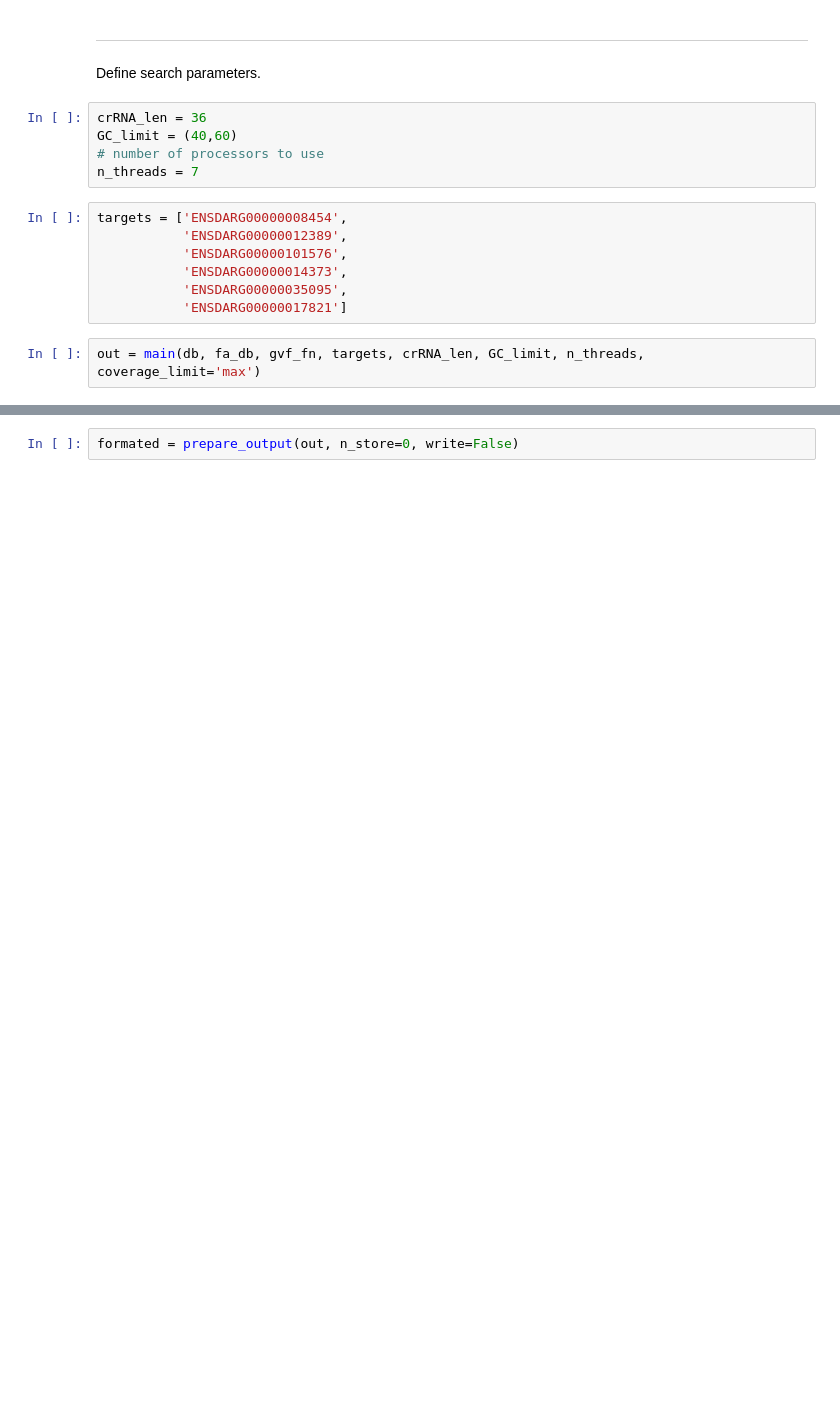
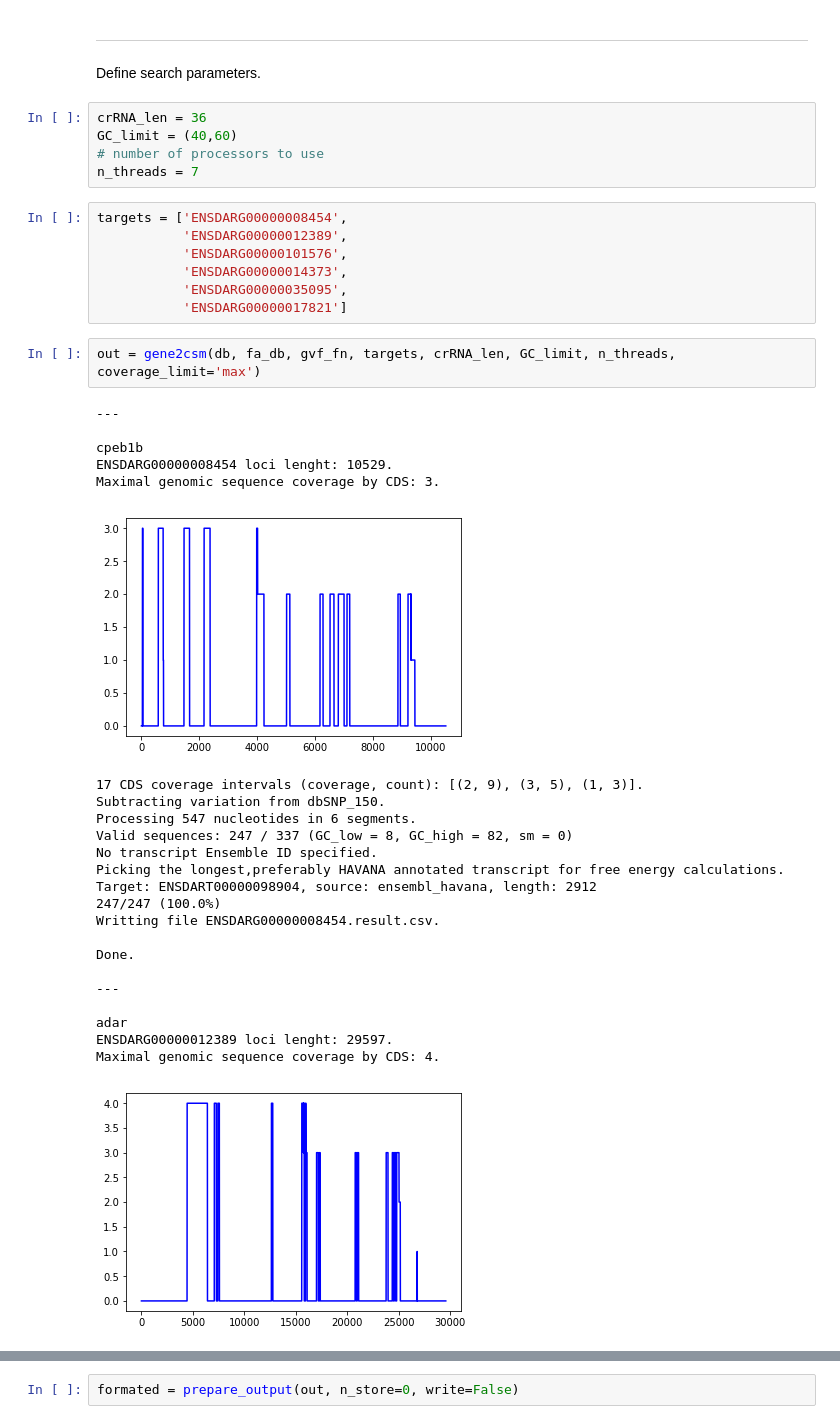
Before and after one commit to lapinskim/gene2csm, a Jupyter notebook: gene2csm.ipynb, the cells around one changed output, grey strips where cells are left out. Cells and saved outputs as stored; diff of their text form; blank space fills up the shorter version.

```diff
--- a/gene2csm.ipynb
+++ b/gene2csm.ipynb
@@ -836,4 +103,29 @@ targets = ['ENSDARG00000008454',
            'ENSDARG00000035095',
            'ENSDARG00000017821']
 # %%
-out = main(db, fa_db, gvf_fn, targets, crRNA_len, GC_limit, n_threads, coverage_limit='max')
+out = gene2csm(db, fa_db, gvf_fn, targets, crRNA_len, GC_limit, n_threads, coverage_limit='max')
+# %% [output]
+---
+
+cpeb1b
+ENSDARG00000008454 loci lenght: 10529.
+Maximal genomic sequence coverage by CDS: 3.
+[figure, added]
+17 CDS coverage intervals (coverage, count): [(2, 9), (3, 5), (1, 3)].
+Subtracting variation from dbSNP_150.
+Processing 547 nucleotides in 6 segments.
+Valid sequences: 247 / 337 (GC_low = 8, GC_high = 82, sm = 0)
+No transcript Ensemble ID specified.
+Picking the longest,preferably HAVANA annotated transcript for free energy calculations.
+Target: ENSDART00000098904, source: ensembl_havana, length: 2912
+247/247 (100.0%)
+Writting file ENSDARG00000008454.result.csv.
+
+Done.
+
+---
+
+adar
+ENSDARG00000012389 loci lenght: 29597.
+Maximal genomic sequence coverage by CDS: 4.
+[figure, added]
```
Also changed, not shown: parts of 11 cells of this notebook, 2 other files.
